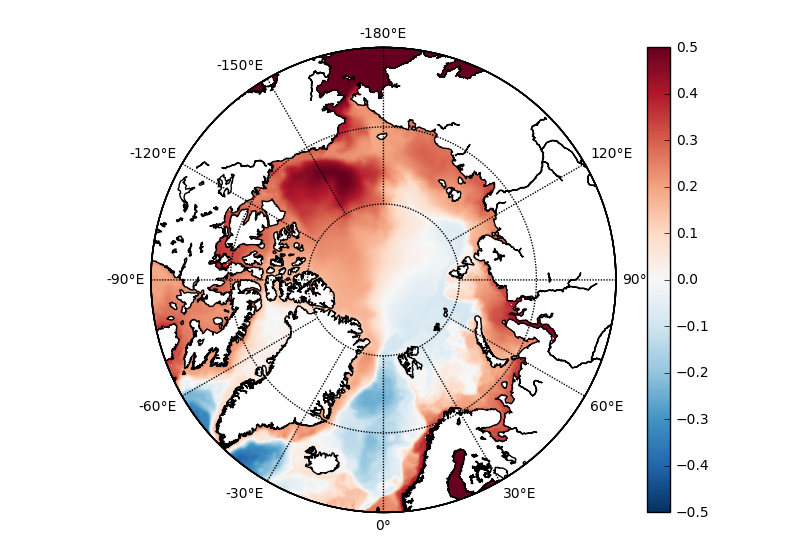
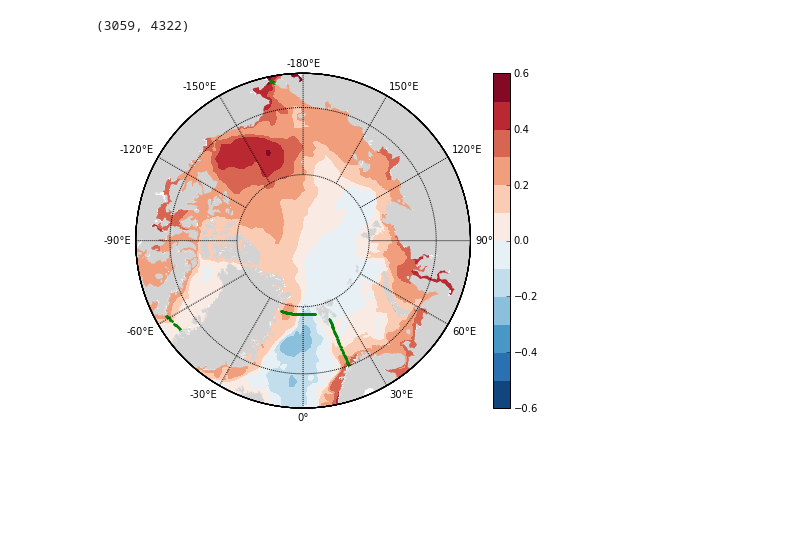
Before and after one commit to gmacgilchrist/nemo, a Jupyter notebook: draw_2Dfield.ipynb, the cells around one changed output. Saved outputs shown, nothing was run; the diff lists cells and outputs as text; code cells hidden in the pictures; blank space fills up the shorter version.

```diff
--- a/draw_2Dfield.ipynb
+++ b/draw_2Dfield.ipynb
@@ -15,8 +16,10 @@ varname = 'sossheig'
 # %%
 # DATA LOCATION
 # Point to location where NEMO netcdf file is held
-rootdir = '/Volumes/ocean2-1/graemem/arctic_carbon/'
+rootdir = '/Volumes/ocean2/graemem/arctic_carbon/'
 filename = 'ORCA12.L46-MJM88_y2008_gridT.nc'
+# Point to location where ABO CTD data is located
+asbodir = '/Users/graemem/Documents/MATLAB/2012_asbo_carbseq/ctdsection/'
 # %%
 # LOAD DATA
 # Including desired variable and latitude and longitude
@@ -25,21 +28,42 @@ var = data.variables[varname][0,:,:]
 nav_lon = data.variables['nav_lon'][:,:]
 nav_lat = data.variables['nav_lat'][:,:]
 print var.shape
+# %% [output]
+(3059, 4322)
+# %%
+# LOAD ASBO CTD STATION LOCATIONS
+dav = io.loadmat(asbodir+'davis_2005.mat')
+fra = io.loadmat(asbodir+'fram_2005.mat')
+bar = io.loadmat(asbodir+'barents_2005.mat')
+ber = io.loadmat(asbodir+'bering_2005.mat')
 # %%
 # PLOT THE VARIABLE
-vmin = -0.5
-vmax = 0.5
-levels = np.arange(vmin,vmax+0.5,0.5)
+vmin = -0.6
+vmax = 0.6
+levels = np.arange(vmin,vmax+0.1,0.1)
 
 fig = plt.figure(figsize=(8,6))
 ax = fig.add_subplot(111)
-map1 = Basemap(projection='npstere',lon_0 = 0,boundinglat = 60,round=True,resolution='l')
-map1.drawcoastlines()
+map1 = Basemap(projection='npstere',lon_0 = 0,boundinglat = 65,round=True,resolution='l')
+map1.fillcontinents(color='lightgrey',lake_color='lightgrey')
+#map1.drawcoastlines()
 map1.drawparallels(np.arange(60,90,10))
-map1.drawmeridians(np.arange(-180,150,30),labels=[1,1,0,0],fontsize=10)
+map1.drawmeridians(np.arange(-180,180,30),labels=[1,1,0,0],fontsize=10)
 x,y = map1(nav_lon,nav_lat)
 
-pc = map1.contourf(x,y,var,vmin=vmin,vmax=vmax,cmap=plt.cm.RdBu_r)
+pc = map1.contourf(x,y,var,levels=levels,cmap=plt.cm.RdBu_r)
 cb = plt.colorbar(pc,ax=ax)
+
+x,y = map1(dav['lon'],dav['lat'])
+map1.scatter(x,y,3,color='g')
+x,y = map1(fra['lon'],fra['lat'])
+map1.scatter(x,y,3,color='g')
+x,y = map1(bar['lon'],bar['lat'])
+map1.scatter(x,y,3,color='g')
+x,y = map1(ber['lon'],ber['lat'])
+map1.scatter(x,y,3,color='g')
+
+# SAVE FIGURE
+plt.savefig('/Volumes/ocean2/graemem/arctic_carbon/figures/contourf_MDT_arctic.eps',transparent=True)
 # %% [output]
-[figure, old version]
+[figure, new version]
```
Also changed, not shown: parts of 2 cells of this notebook, 1 other file.
